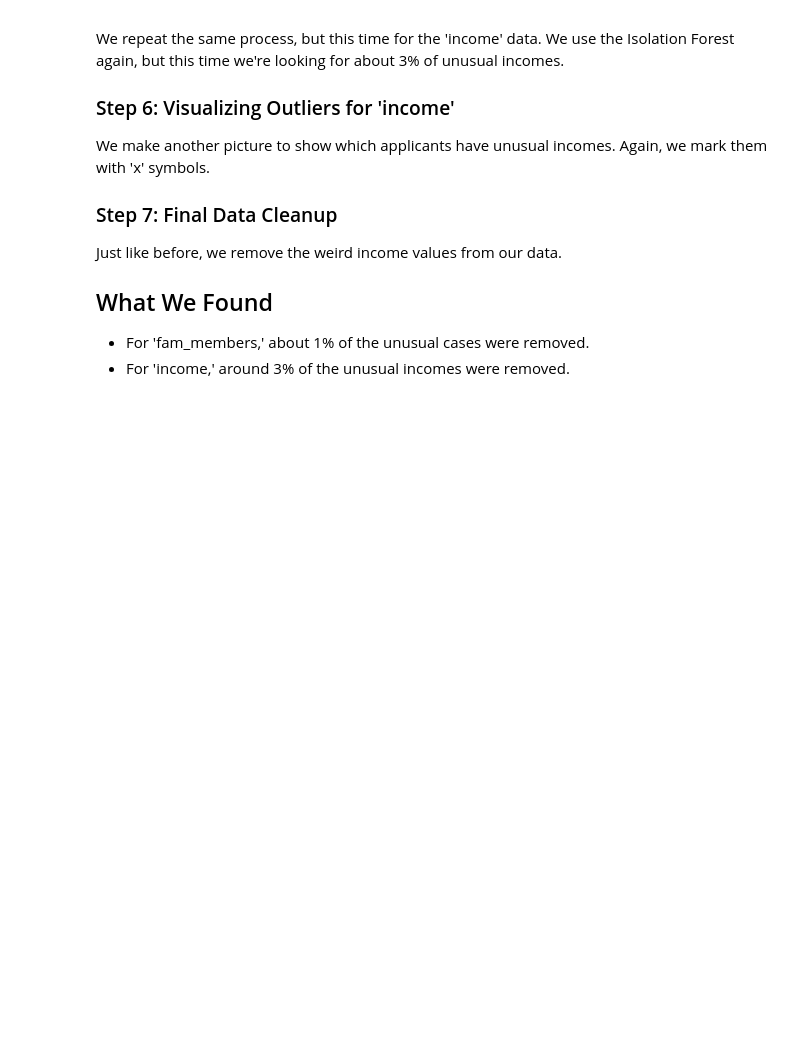
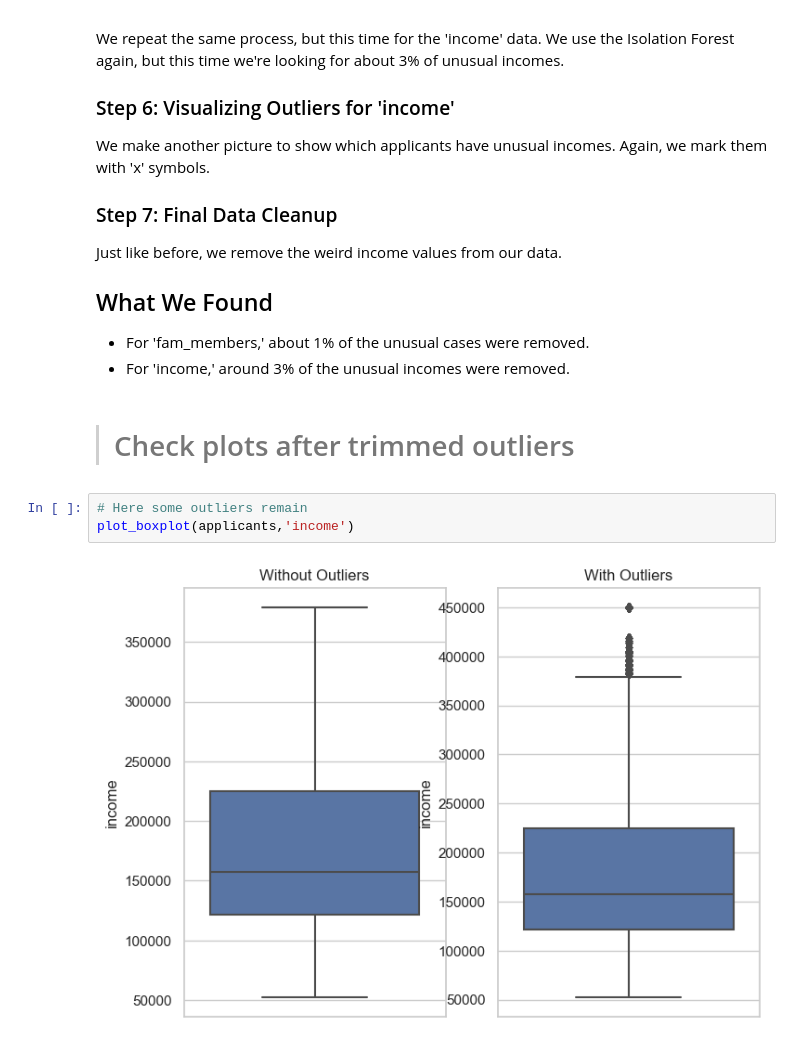
Before and after one commit to ThomasProce/credit-risk-classification, a Jupyter notebook: credit_risk.ipynb, the cells around one changed output. Cells and saved outputs as stored; diff of their text form; blank space fills up the shorter version.

Commit message:
check data after removing outliers

```diff
--- a/credit_risk.ipynb
+++ b/credit_risk.ipynb
@@ -1207,3 +1207,10 @@ Just like before, we remove the weird income values from our data.
 
 - For 'fam_members,' about 1% of the unusual cases were removed.
 - For 'income,' around 3% of the unusual incomes were removed.
+# %% [markdown]
+> # Check plots after trimmed outliers
+# %%
+# Here some outliers remain
+plot_boxplot(applicants,'income')
+# %% [output]
+[figure, added]
```
Also changed, not shown: parts of 6 cells of this notebook.
